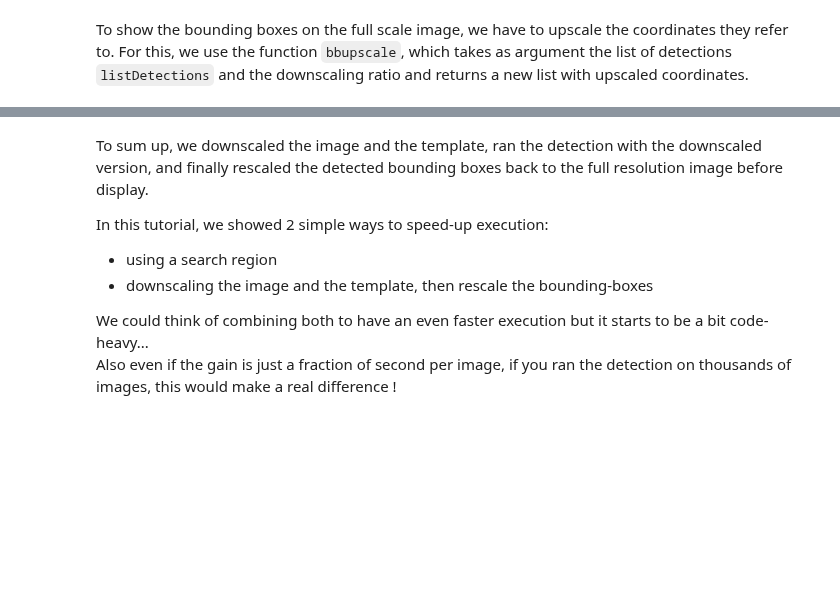
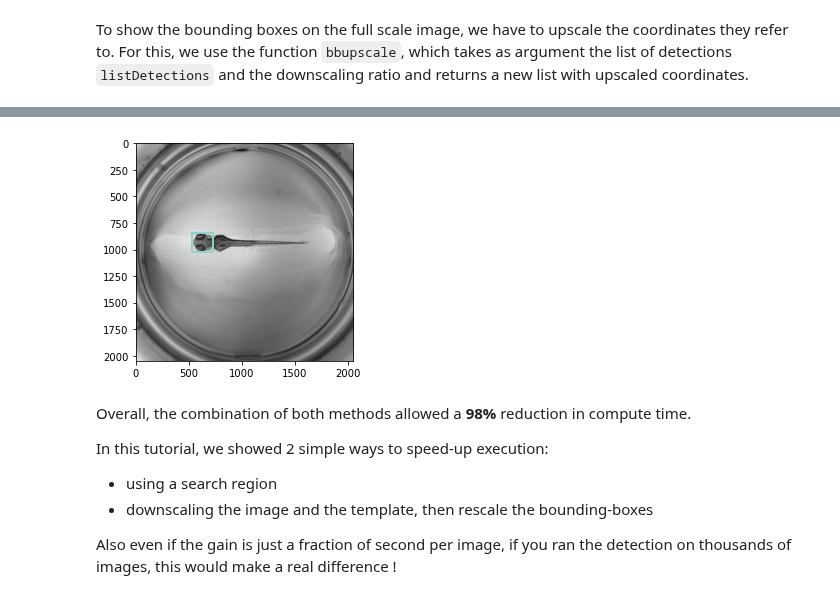
Before and after one commit to multi-template-matching/MultiTemplateMatching-Python, a Jupyter notebook: tutorials/Tutorial3-SpeedingUp.ipynb, the cells around one changed output, grey strips where cells are left out. Drawn from its saved outputs; the diff is of its cells as text; code cells hidden in the pictures; blank space fills up the shorter version.

```diff
--- a/tutorials/Tutorial3-SpeedingUp.ipynb
+++ b/tutorials/Tutorial3-SpeedingUp.ipynb
@@ -158,0 +183,7 @@ plotDetections(image, listDetectionsupscaled)
+# %%
+image = io.imread(r"images/Fish.tif", -1)
+template = image[842:842+184, 528:528+196]
+listTemplates = [template]
+
+%time listDetections = matchTemplates(image, listTemplates, nObjects=1, searchBox=(76,781,1856,353), downscaling_ratio = 4)
+listDetections
@@ -159,9 +193,12 @@ plotDetections(image, listDetectionsupscaled)
+# %%
+plotDetections(image, listDetections)
+# %% [output]
+[figure, added]
 # %% [markdown]
-To sum up, we downscaled the image and the template, ran the detection with the downscaled version, and finally rescaled the detected bounding boxes back to the full resolution image before display.
+Overall, the combination of both methods allowed a **98%** reduction in compute time.
 
 In this tutorial, we showed 2 simple ways to speed-up execution:
 - using a search region
 - downscaling the image and the template, then rescale the bounding-boxes
 
-We could think of combining both to have an even faster execution but it starts to be a bit code-heavy...
 Also even if the gain is just a fraction of second per image, if you ran the detection on thousands of images, this would make a real difference !
```
Also changed, not shown: parts of 15 cells of this notebook.
